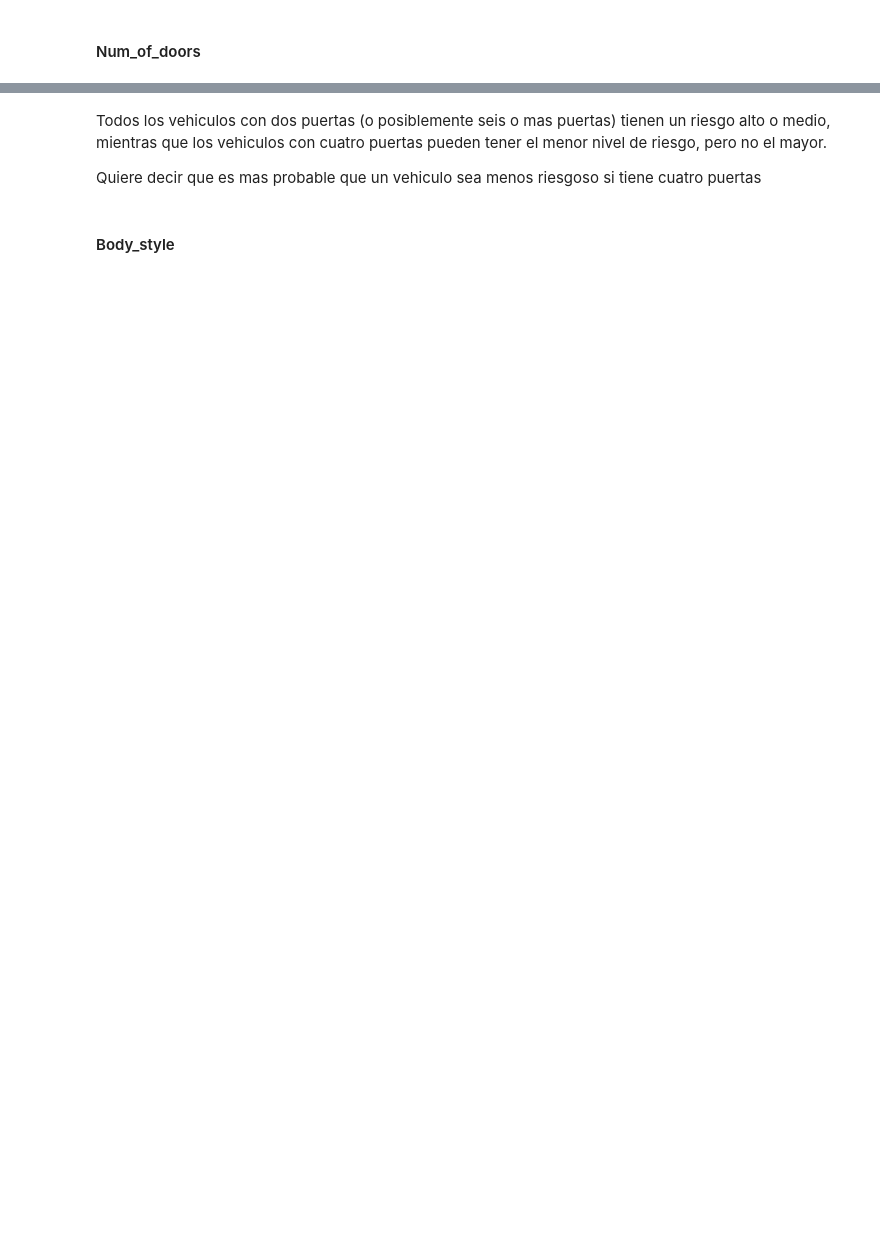
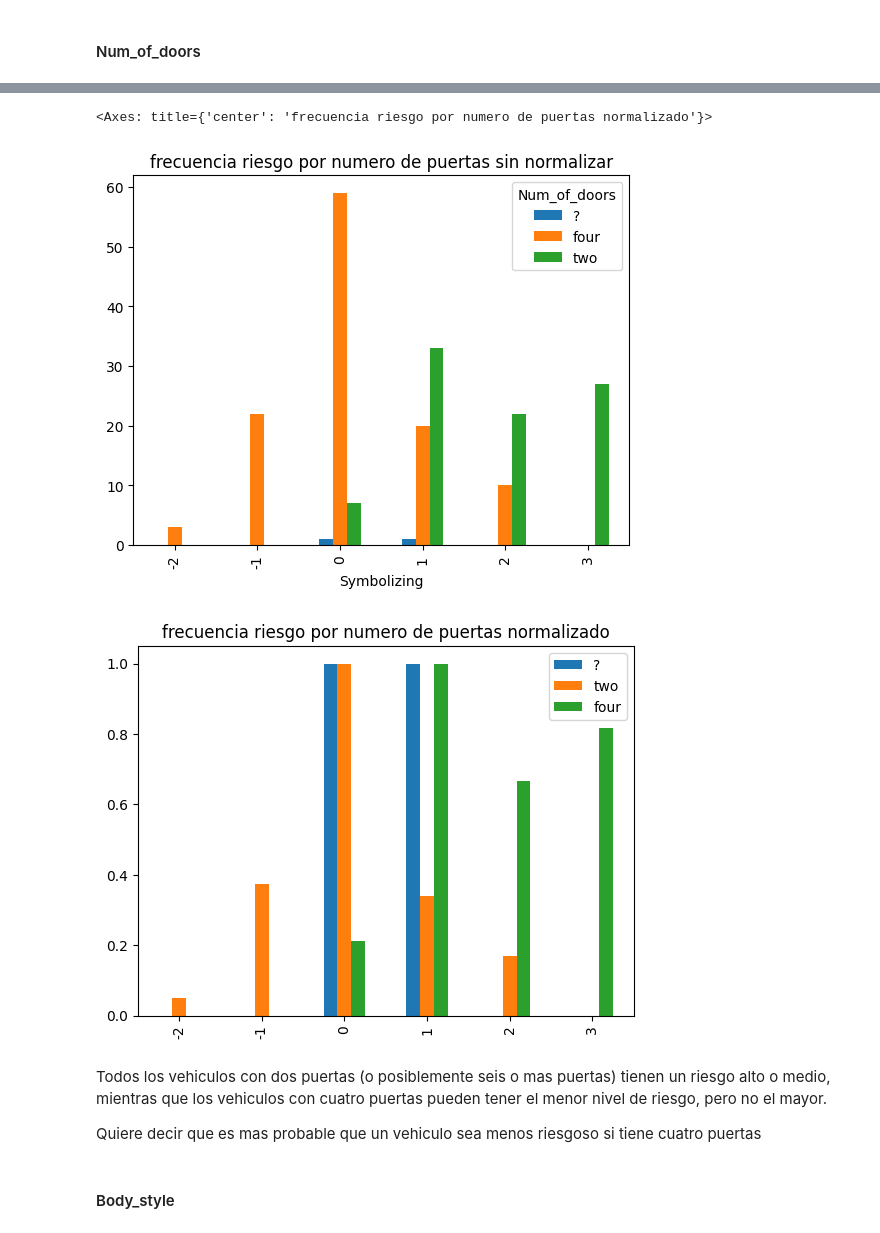
Before and after one commit to SebastianMosqueraCaicedo/ana-datos-riesgo, a Jupyter notebook: Proyect_Agredo_Mosquera.ipynb, the cells around one changed output, grey strips where cells are left out. Drawn from its saved outputs; the diff is of its cells as text; code cells hidden in the pictures; blank space fills up the shorter version.

```diff
--- a/Proyect_Agredo_Mosquera.ipynb
+++ b/Proyect_Agredo_Mosquera.ipynb
@@ -553,3 +568,13 @@ ax.set_ylabel('Riesgo');
+# %%
+cross = pd.crosstab(data.Symbolizing,data[cat_vars[3]] )
+cross.plot.bar(title = "frecuencia riesgo por numero de puertas sin normalizar")
+cross = pd.DataFrame( data = sclr.fit_transform(cross), index = [-2,-1,0,1,2,3], columns=["?","two","four"])
+
+cross.plot.bar( title = "frecuencia riesgo por numero de puertas normalizado")
+# %% [output]
+<Axes: title={'center': 'frecuencia riesgo por numero de puertas normalizado'}>
+[figure, added]
+[figure, added]
 # %% [markdown]
 Todos los vehiculos con dos puertas (o posiblemente seis o mas puertas) tienen un riesgo alto o medio, mientras que los vehiculos con cuatro puertas pueden tener el menor nivel de riesgo, pero no el mayor.
 
```
Also changed, not shown: parts of 93 cells of this notebook.
